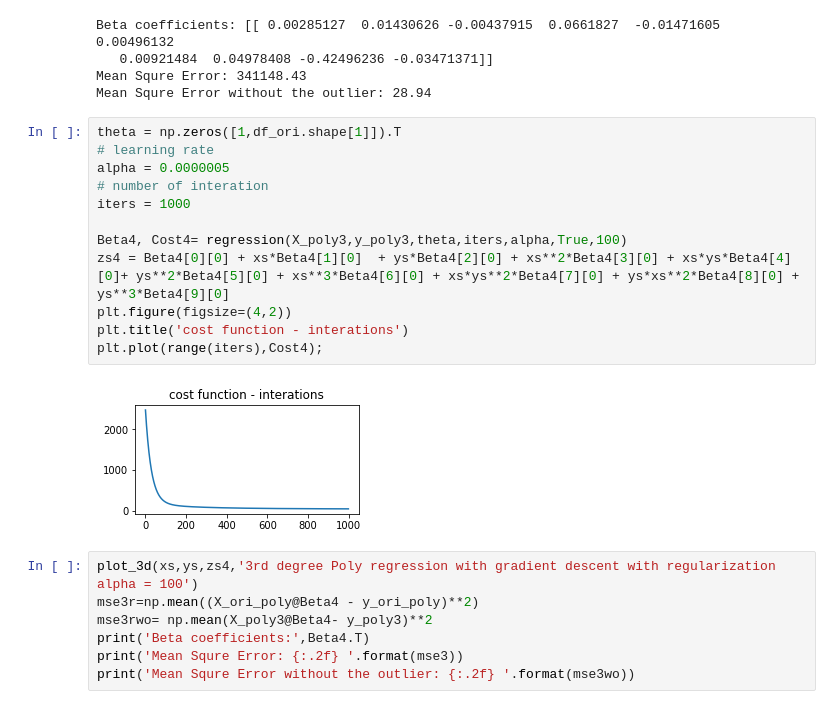
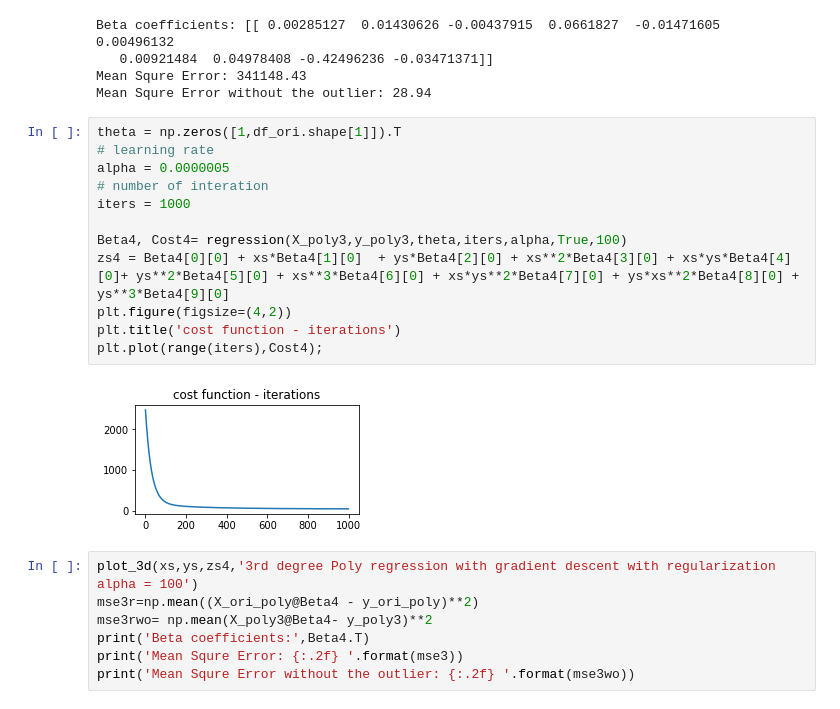
Before and after one commit to dayjang/Online_Test_M, a Jupyter notebook: moloco_q2.ipynb, the cells around one changed output. Drawn from its saved outputs; the diff is of its cells as text.

```diff
--- a/moloco_q2.ipynb
+++ b/moloco_q2.ipynb
@@ -320,17 +321,17 @@ Mean Squre Error without the outlier: 28.94
 # %%
 theta = np.zeros([1,df_ori.shape[1]]).T
 # learning rate
 alpha = 0.0000005
 # number of interation
 iters = 1000
 
 Beta4, Cost4= regression(X_poly3,y_poly3,theta,iters,alpha,True,100)
 zs4 = Beta4[0][0] + xs*Beta4[1][0]  + ys*Beta4[2][0] + xs**2*Beta4[3][0] + xs*ys*Beta4[4][0]+ ys**2*Beta4[5][0] + xs**3*Beta4[6][0] + xs*ys**2*Beta4[7][0] + ys*xs**2*Beta4[8][0] + ys**3*Beta4[9][0]
 plt.figure(figsize=(4,2))
-plt.title('cost function - interations')
+plt.title('cost function - iterations')
 plt.plot(range(iters),Cost4);
 # %% [output]
-[figure, old version]
+[figure, new version]
 # %%
 plot_3d(xs,ys,zs4,'3rd degree Poly regression with gradient descent with regularization alpha = 100')
 mse3r=np.mean((X_ori_poly@Beta4 - y_ori_poly)**2)
```
Also changed, not shown: parts of 4 cells of this notebook.
